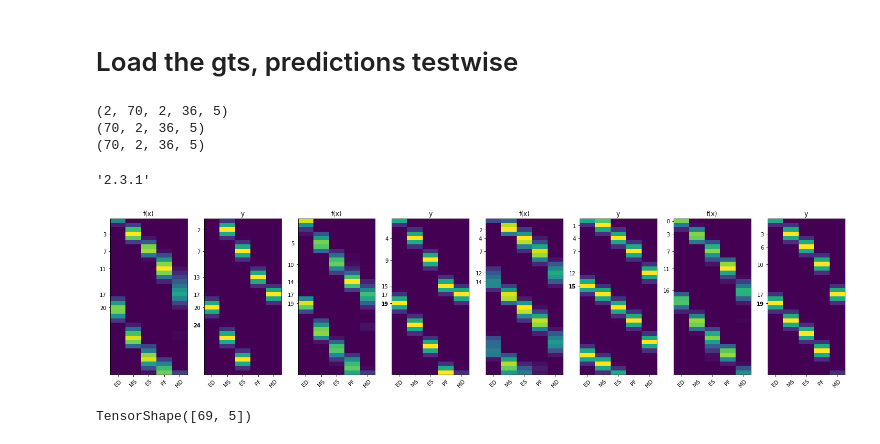
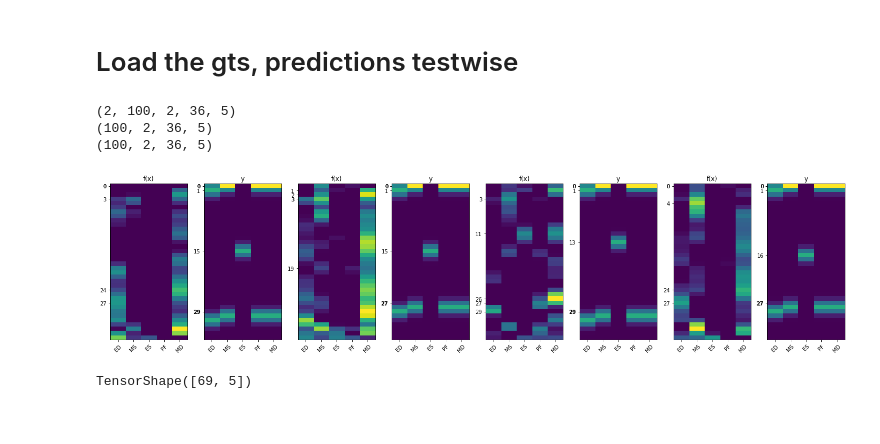
Before and after one commit to Cardio-AI/cmr-phase2phase-registration, a Jupyter notebook: notebooks/Predict/Predict.ipynb, the cells around one changed output. Cells and saved outputs as stored; diff of their text form; code cells hidden in the pictures.

Commit message:
added acdc compatibillity

```diff
--- a/notebooks/Predict/Predict.ipynb
+++ b/notebooks/Predict/Predict.ipynb
@@ -162,7 +169,7 @@ logging.info(gts.shape)
 # %% [markdown]
 # Save gt and pred into the experiment folder
 # %%
-pred_path = os.path.join(config['EXP_PATH'], 'pred')
+pred_path = os.path.join(config['EXP_PATH'], 'acdc_pred')
 ensure_dir(pred_path)
 pred_filename = os.path.join(pred_path, 'gtpred_fold{}.npy'.format(config['FOLD']))
 np.save(pred_filename, np.stack([gts, preds], axis=0))
@@ -189,20 +196,15 @@ gts, preds = gts[0], preds[0]
 print(gts.shape)
 print(preds.shape)
 # %% [output]
-(2, 70, 2, 36, 5)
-(70, 2, 36, 5)
-(70, 2, 36, 5)
+(2, 100, 2, 36, 5)
+(100, 2, 36, 5)
+(100, 2, 36, 5)
-# %%
-import tensorflow
-tensorflow.__version__
-# %% [output]
-'2.3.1'
 # %%
 from src.visualization.Visualize import show_phases
-
-_ = show_phases(gts[5:9], preds[5:9])
+idx = 2
+_ = show_phases(gts[idx:idx+4], preds[idx:idx+4])
 # %% [output]
-[figure, old version]
+[figure, new version]
 # %%
 from src.utils.Metrics import meandiff
 res = meandiff(gts,preds, apply_sum=False, apply_average=False)
```
Also changed, not shown: parts of 7 cells of this notebook, 5 other files.
